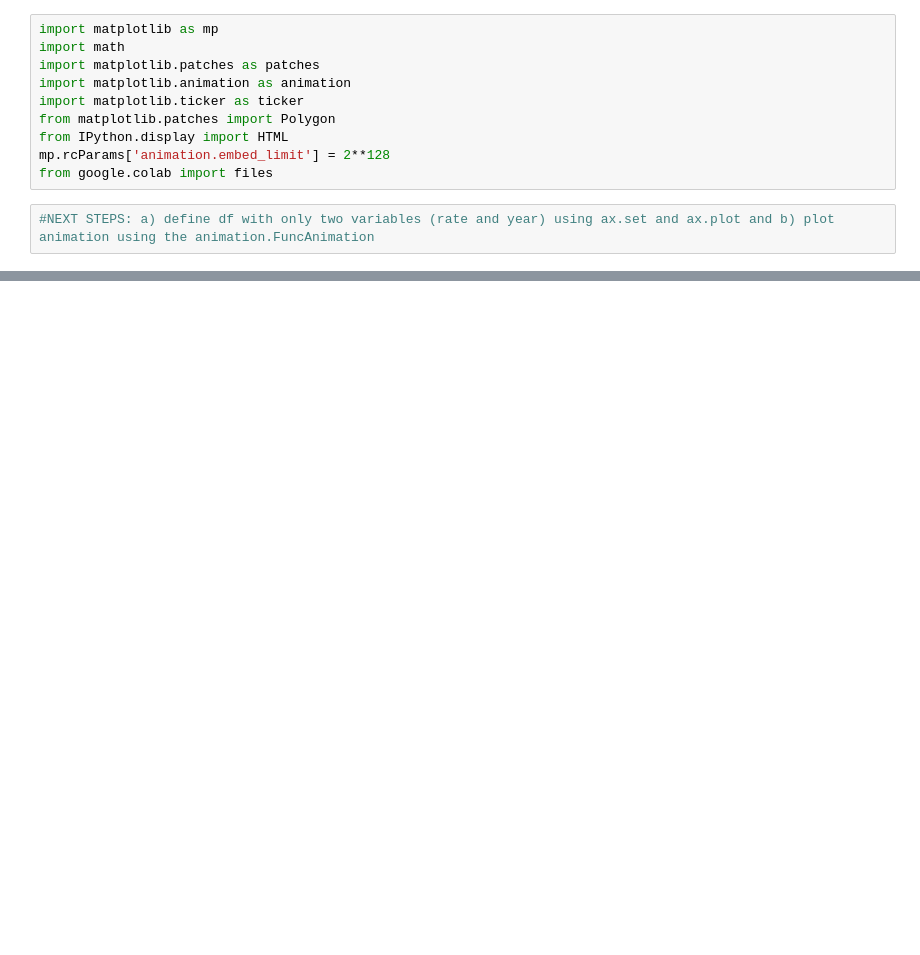
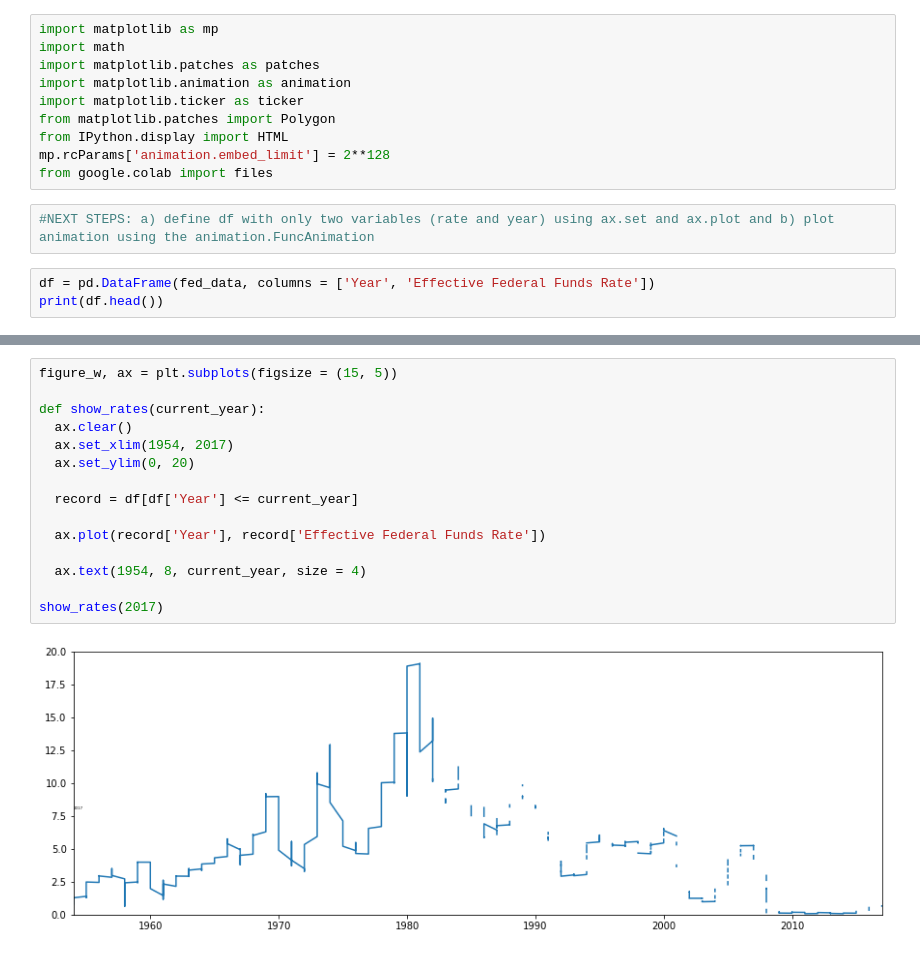
Before and after one commit to antonschneider90/fed-rates, a Jupyter notebook: Fed_rates_Altair.ipynb, the cells around one changed output, grey strips where cells are left out. Cells and saved outputs as stored; diff of their text form; blank space fills up the shorter version.

```diff
--- a/Fed_rates_Altair.ipynb
+++ b/Fed_rates_Altair.ipynb
@@ -104,3 +105,6 @@ mp.rcParams['animation.embed_limit'] = 2**128
 from google.colab import files
 # %%
 #NEXT STEPS: a) define df with only two variables (rate and year) using ax.set and ax.plot and b) plot animation using the animation.FuncAnimation
+# %%
+df = pd.DataFrame(fed_data, columns = ['Year', 'Effective Federal Funds Rate'])
+print(df.head())
@@ -106,0 +139,17 @@ from google.colab import files
+# %%
+figure_w, ax = plt.subplots(figsize = (15, 5))
+
+def show_rates(current_year):
+  ax.clear()
+  ax.set_xlim(1954, 2017)
+  ax.set_ylim(0, 20)
+
+  record = df[df['Year'] <= current_year]
+
+  ax.plot(record['Year'], record['Effective Federal Funds Rate'])
+
+  ax.text(1954, 8, current_year, size = 4)
+
+show_rates(2017)
+# %% [output]
+[figure, added]
```
Also changed, not shown: parts of 4 cells of this notebook.
